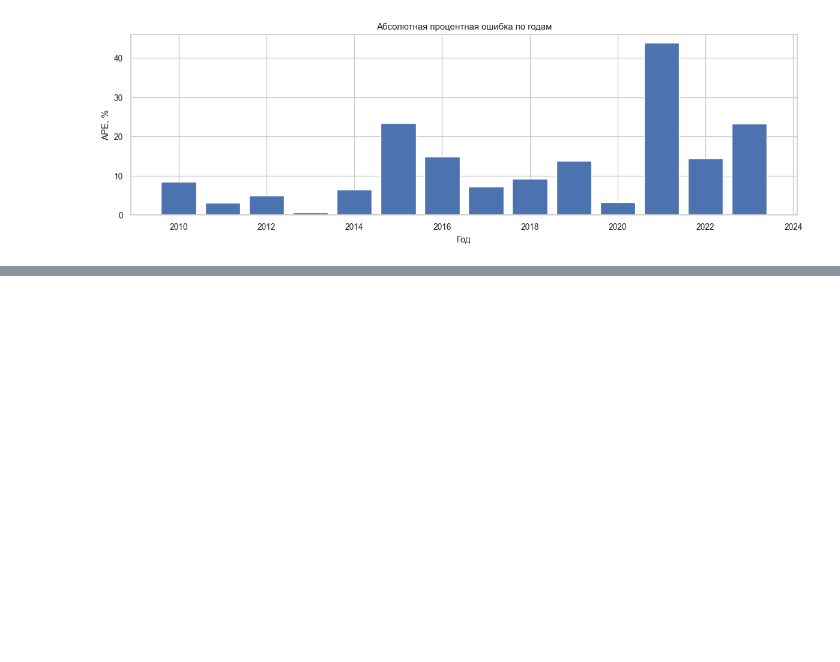
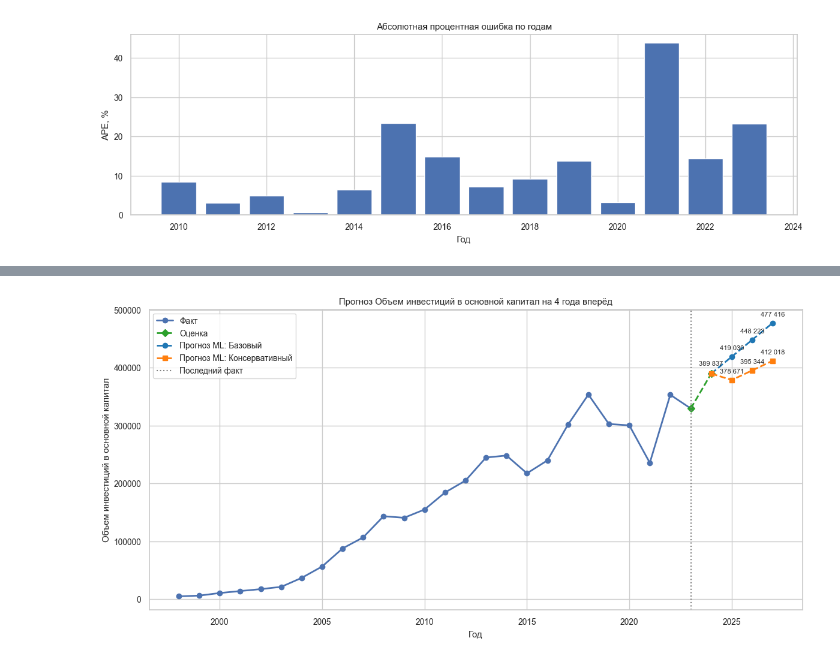
Before and after one commit to KorotkovaAnn/Diplom_AI, a Jupyter notebook: notebooks/data_quality_and_correlation_analysis.ipynb, the cells around one changed output, grey strips where cells are left out. Cells and saved outputs as stored; diff of their text form; code cells hidden in the pictures; blank space fills up the shorter version.

```diff
--- a/notebooks/data_quality_and_correlation_analysis.ipynb
+++ b/notebooks/data_quality_and_correlation_analysis.ipynb
@@ -841,0 +1080,70 @@ pd.DataFrame({
+# %%
+actual_plot_df = model_df[[YEAR_COLUMN, TARGET_COLUMN]].copy()
+bridge_row = actual_plot_df.iloc[[-1]].copy()
+
+plt.figure(figsize=(12, 6))
+plt.plot(actual_plot_df[YEAR_COLUMN], actual_plot_df[TARGET_COLUMN], marker='o', linewidth=2, label='Факт')
+
+# --- Оценка (первый прогнозный год) ---
+estimate_plot = multi_year_forecast_df[multi_year_forecast_df['scenario'] == 'Оценка']
+estimate_line = pd.concat([
+    bridge_row,
+    estimate_plot.rename(columns={'forecast_year': YEAR_COLUMN, 'predicted_investment_volume': TARGET_COLUMN})[[YEAR_COLUMN, TARGET_COLUMN]],
+], ignore_index=True)
+
+plt.plot(
+    estimate_line[YEAR_COLUMN],
+    estimate_line[TARGET_COLUMN],
+    linestyle='--', marker='D', linewidth=2, color='tab:green',
+    label='Оценка',
+)
+for _, row in estimate_plot.iterrows():
+    plt.annotate(
+        f"{row['predicted_investment_volume']:,.0f}".replace(',', ' '),
+        xy=(row['forecast_year'], row['predicted_investment_volume']),
+        xytext=(0, 10), textcoords='offset points', ha='center', fontsize=8,
+    )
+
+# --- Базовый и Консервативный (годы 2–4) ---
+scenario_styles = {
+    'Базовый': {'linestyle': '--', 'marker': 'o', 'color': 'tab:blue'},
+    'Консервативный': {'linestyle': '--', 'marker': 's', 'color': 'tab:orange'},
+}
+
+# Мостик для сценариев — от точки оценки
+scenario_bridge = estimate_plot.rename(
+    columns={'forecast_year': YEAR_COLUMN, 'predicted_investment_volume': TARGET_COLUMN}
+)[[YEAR_COLUMN, TARGET_COLUMN]]
+
+for scenario_name in ['Базовый', 'Консервативный']:
+    scenario_df = multi_year_forecast_df[multi_year_forecast_df['scenario'] == scenario_name]
+    forecast_plot_df = scenario_df.rename(
+        columns={'forecast_year': YEAR_COLUMN, 'predicted_investment_volume': TARGET_COLUMN}
+    )[[YEAR_COLUMN, TARGET_COLUMN]]
+    forecast_line_df = pd.concat([scenario_bridge, forecast_plot_df], ignore_index=True)
+    style = scenario_styles[scenario_name]
+
+    plt.plot(
+        forecast_line_df[YEAR_COLUMN],
+        forecast_line_df[TARGET_COLUMN],
+        linewidth=2,
+        label=f'Прогноз ML: {scenario_name}',
+        **style,
+    )
+
+    for _, row in forecast_plot_df.iterrows():
+        plt.annotate(
+            f"{row[TARGET_COLUMN]:,.0f}".replace(',', ' '),
+            xy=(row[YEAR_COLUMN], row[TARGET_COLUMN]),
+            xytext=(0, 8), textcoords='offset points', ha='center', fontsize=8,
+        )
+
+plt.axvline(latest_fact_year, color='gray', linestyle=':', label='Последний факт')
+plt.title(f'Прогноз {TARGET_COLUMN} на {FORECAST_HORIZON} года вперёд')
+plt.xlabel('Год')
+plt.ylabel(TARGET_COLUMN)
+plt.legend()
+plt.tight_layout()
+plt.show()
+# %% [output]
+[figure, added]
```
Also changed, not shown: parts of 5 cells of this notebook, 1 other file.
